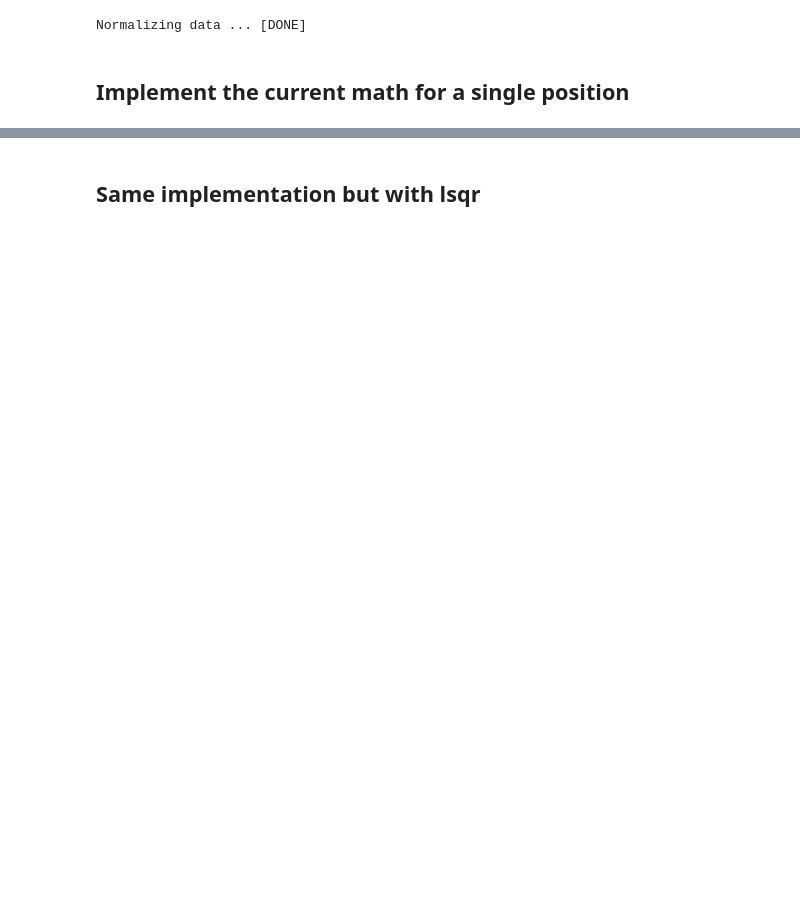
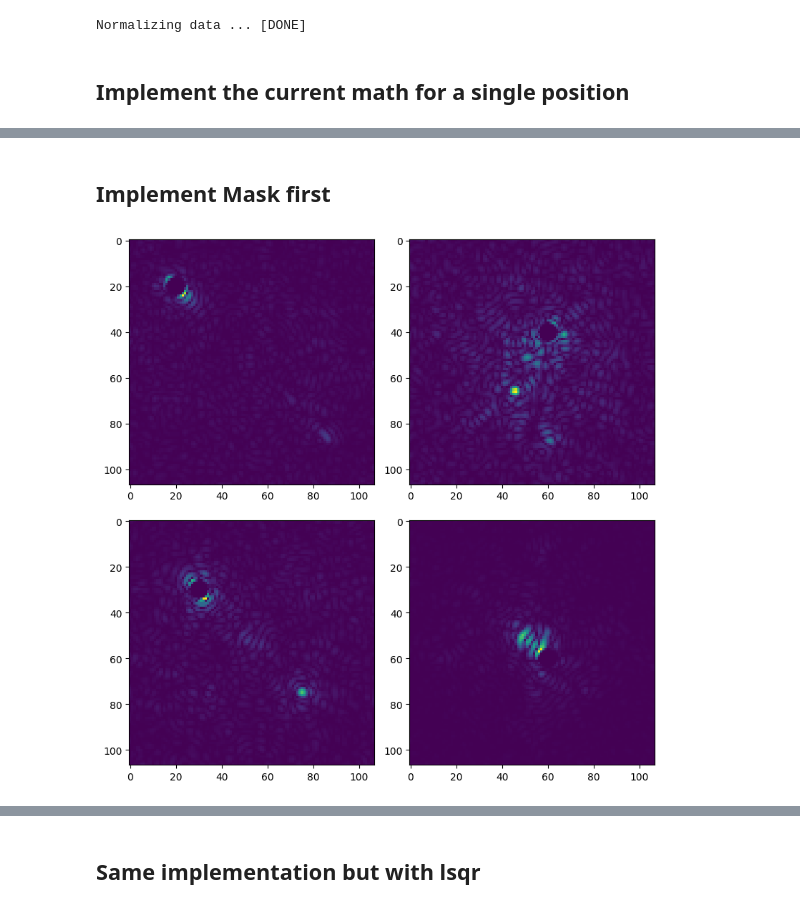
Before and after one commit to markusbonse/fours, a Jupyter notebook: notebooks/implementation/01_Test_new_math.ipynb, the cells around one changed output, grey strips where cells are left out. Saved outputs shown, nothing was run; the diff lists cells and outputs as text; code cells hidden in the pictures; blank space fills up the shorter version.

```diff
--- a/notebooks/implementation/01_Test_new_math.ipynb
+++ b/notebooks/implementation/01_Test_new_math.ipynb
@@ -131,0 +143,2 @@ ax2.imshow(torch.abs(beta_conv)[1])
+# %% [markdown]
+## Implement Mask first
@@ -131,0 +162,3 @@ ax2.imshow(torch.abs(beta_conv)[1])
+# %%
+X_torch = X_torch.view(X_torch.shape[0], -1)
+X_conv_square = X_torch.T @ X_torch
@@ -131,0 +227,18 @@ ax2.imshow(torch.abs(beta_conv)[1])
+# %%
+plt.figure(figsize=(8, 8))
+
+ax1 = plt.subplot(2, 2, 1)
+ax1.imshow(torch.abs(betas_conv)[0])
+
+ax2 = plt.subplot(2, 2, 2)
+ax2.imshow(torch.abs(betas_conv)[1])
+
+ax3 = plt.subplot(2, 2, 3)
+ax3.imshow(torch.abs(betas_conv)[2])
+
+ax4 = plt.subplot(2, 2, 4)
+ax4.imshow(torch.abs(betas_conv)[3])
+
+plt.tight_layout()
+# %% [output]
+[figure, added]
```
Also changed, not shown: parts of 23 cells of this notebook, 3 other files.
